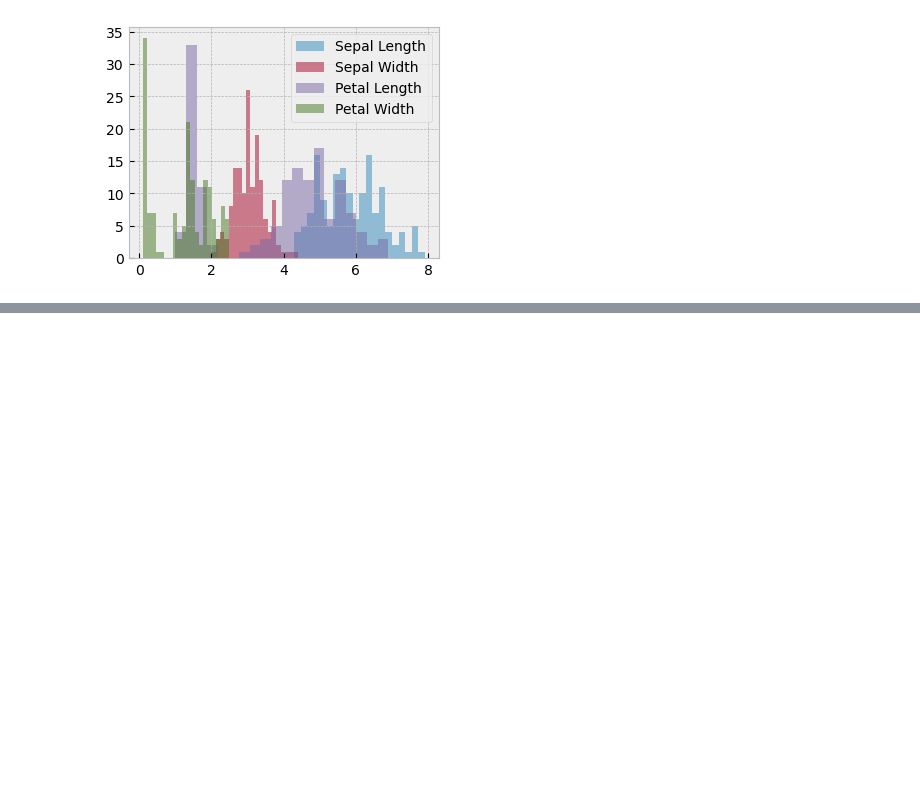
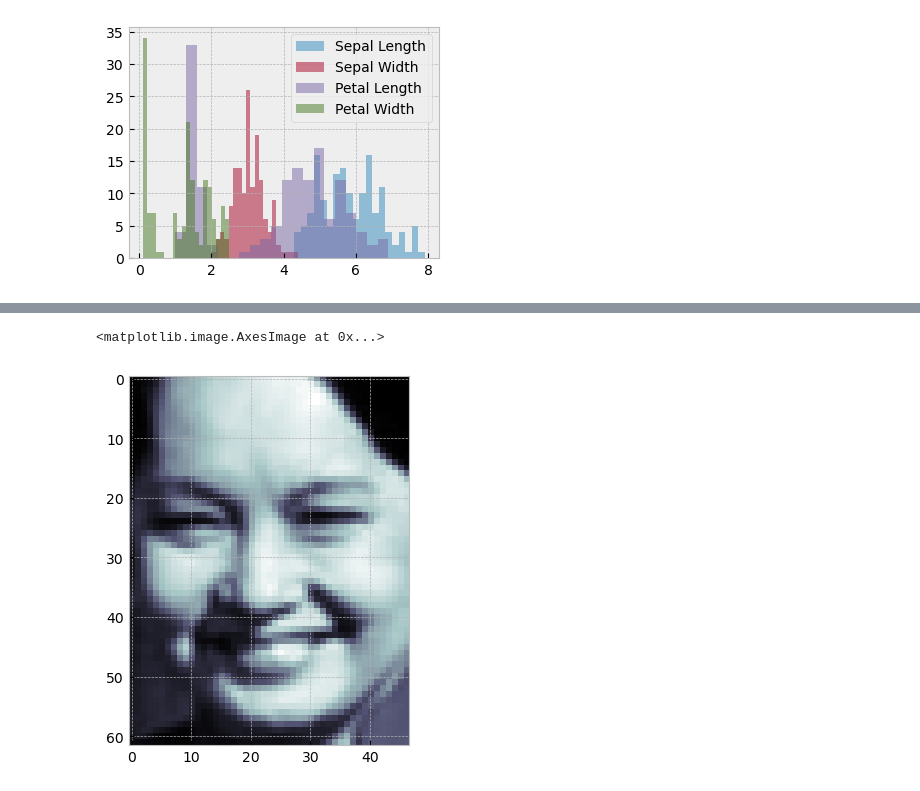
Before and after one commit to pcmoraesmenezes/Data-Science-and-Machine-Learning-Course, a Jupyter notebook: Introduction/data_visualization/matplotlib_int.ipynb, the cells around one changed output, grey strips where cells are left out. Cells and saved outputs as stored; diff of their text form; code cells hidden in the pictures; blank space fills up the shorter version.

```diff
--- a/Introduction/data_visualization/matplotlib_int.ipynb
+++ b/Introduction/data_visualization/matplotlib_int.ipynb
@@ -634,0 +670,5 @@ plt.legend(loc='best')
+# %%
+from sklearn.datasets import fetch_lfw_people # this is a collection of images of faces from people. This dataset is useful when work with face recognition tasks and contain
+#images of varying sizes and qualities
+
+faces = fetch_lfw_people(min_faces_per_person=40)
@@ -634,0 +688,5 @@ plt.legend(loc='best')
+# %%
+plt.imshow(faces.images[3], plt.cm.bone)
+# %% [output]
+<matplotlib.image.AxesImage at 0x...>
+[figure, added]
```
Also changed, not shown: parts of 4 cells of this notebook, 1 other file.
